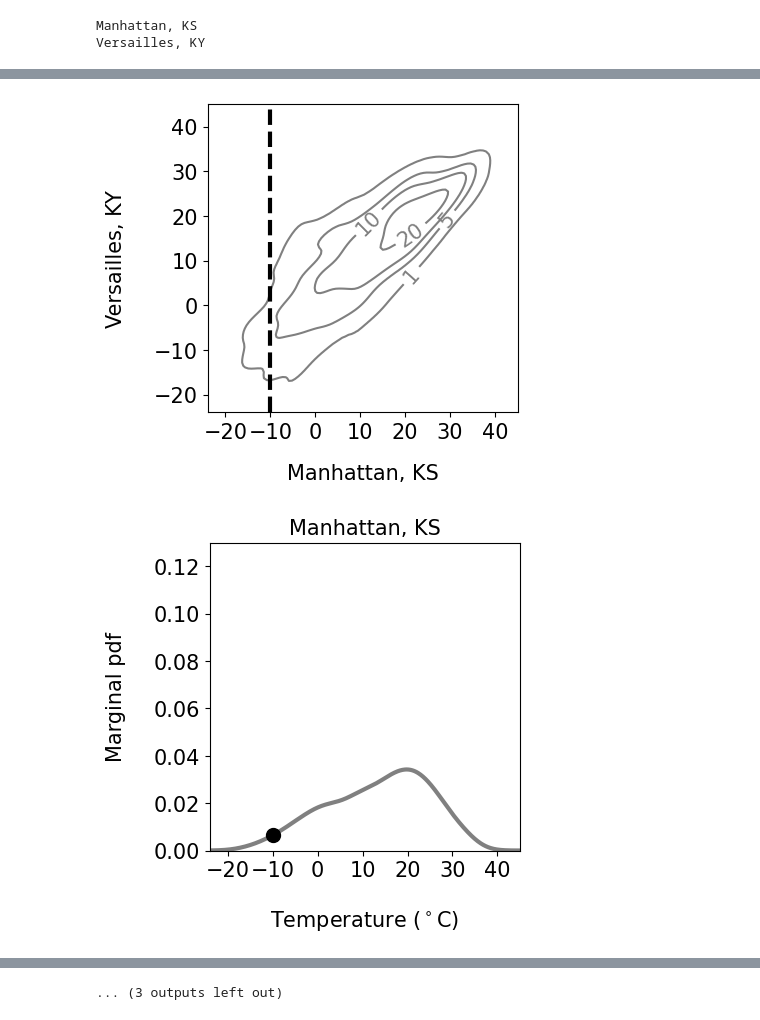
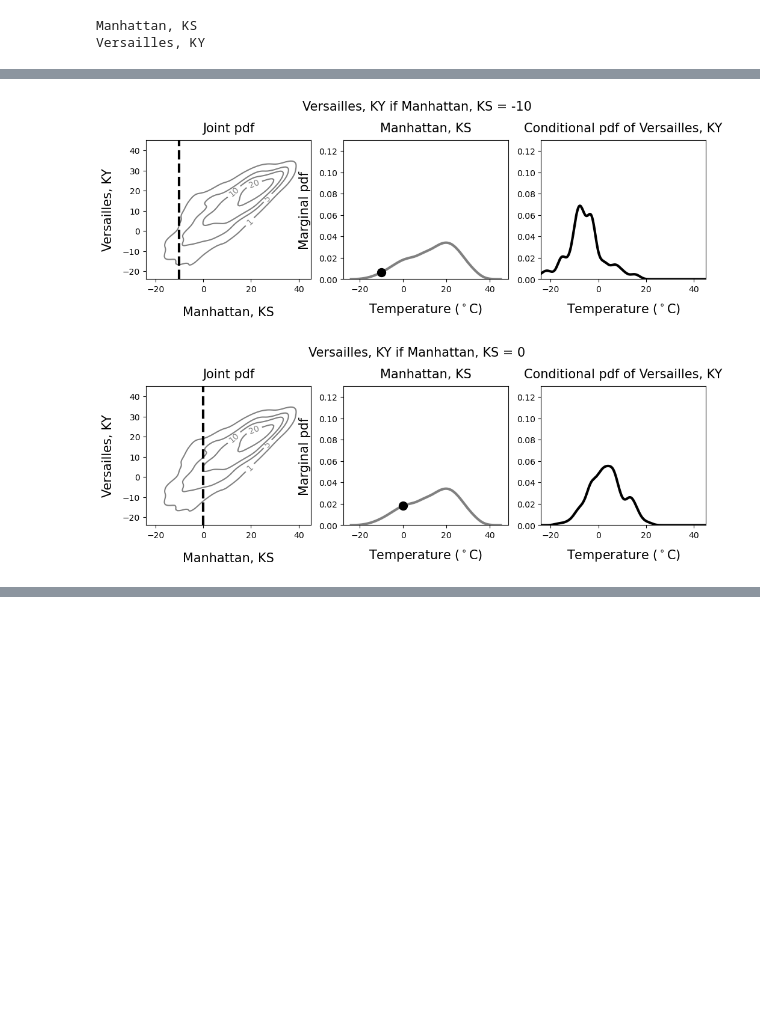
Before and after one commit to cfgranda/ps4ds, a Jupyter notebook: multiple_continuous_variables/temperatures.ipynb, the cells around one changed output, grey strips where cells are left out. Drawn from its saved outputs; the diff is of its cells as text; code cells hidden in the pictures; blank space fills up the shorter version.

```diff
--- a/multiple_continuous_variables/temperatures.ipynb
+++ b/multiple_continuous_variables/temperatures.ipynb
@@ -126,25 +126,25 @@ def KDE_1D(data,x,bw=None):
 bw_vals_1d = [bw_vals[1]] # We set the bandwidth to the intermediate value
 for index,bw in enumerate(bw_vals_1d):
     kde = KDE_1D(temperature_1,x,bw=bw)
-    plt.figure(figsize=(4,4))
+    plt.figure(figsize=(4,3))
     plt.xticks(fontsize=font_size_ticks)
     plt.yticks(fontsize=font_size_ticks)
     plt.plot(x,kde,color="black",lw=3)
     plt.xlim([xmin,xmax])
     plt.ylim([0,y_max_1])
-    plt.ylabel(r"Marginal pdf",fontsize=font_size,labelpad=20)
-    plt.xlabel('Temperature ($^\circ$C)',fontsize=font_size,labelpad=20)
+    plt.ylabel(r"Marginal pdf",fontsize=font_size,labelpad=10)
+    plt.xlabel('Temperature ($^\circ$C)',fontsize=font_size,labelpad=10)
     plt.title(station_names[0],fontsize=font_size)
 
     kde = KDE_1D(temperature_2,x,bw=bw)
-    plt.figure(figsize=(4,4))
+    plt.figure(figsize=(4,3))
     plt.xticks(fontsize=font_size_ticks)
     plt.yticks(fontsize=font_size_ticks)
     plt.plot(x,kde,color="black",lw=3)
     #sns.kdeplot(temperature_2,bw=bw,color="black",lw=3,gridsize=1000, legend = False)#,color='white', edgecolor='black',linewidth=2)
     plt.xlim([xmin,xmax])
     plt.ylim([0,y_max_1])
-    plt.ylabel(r"Marginal pdf",fontsize=font_size,labelpad=20)
-    plt.xlabel('Temperature ($^\circ$C)',fontsize=font_size,labelpad=20)
+    plt.ylabel(r"Marginal pdf",fontsize=font_size,labelpad=10)
+    plt.xlabel('Temperature ($^\circ$C)',fontsize=font_size,labelpad=10)
     plt.title(station_names[1],fontsize=font_size)
 # %% [output]
@@ -163,62 +163,55 @@ def KDE_cond(data,data_cond,val_cond,t,bw_1D=None,bw_2D=None,verbose=False):
         print(grid)
     values = np.vstack([data, data_cond])
     kernel_2D = stats.gaussian_kde(values,bw_method=bw_2D)
     kde_2D = np.reshape(kernel_2D(grid).T, x.shape)
     if verbose:
         print("kde_2D: ")
         print(kde_2D)
     kernel_1D = stats.gaussian_kde(data_cond,bw_method=bw)
     kde_1D = kernel_1D(val_cond)
     if verbose:
         print("kde_1D: ")
         print(kde_1D)
     kde_cond = kde_2D / kde_1D
     return kde_cond[0]
 
 bw = 0.25
 verbose = False
 t_cond = [-10,0,10,20,30]
 y_max_1 = 0.13
 
 levels = [1,5,10,20,30]
 for ind,t_val in enumerate(t_cond):
 
+    fig, axes = plt.subplots(1, 3, figsize=(12,3),width_ratios=[3,3,3])
+    fig.suptitle(station_names[1] + " if " +station_names[0] + " = " + str(t_val),fontsize=font_size,y = 1.1)
+
     kde = KDE_2D(temperature_1,temperature_2,x_2D,y_2D,bw=bw)
-    plt.figure(figsize=(4,4))
-    CS = plt.contour(x_2D, y_2D, 1e4*kde, levels=levels,colors='gray')
-    plt.clabel(CS, CS.levels, inline=True, fmt=fmt,fontsize=font_size_ticks)
-    plt.vlines(t_val,ymin,ymax,lw=3,ls="dashed",color="black")
-    plt.xticks(fontsize=font_size_ticks)
-    plt.yticks(fontsize=font_size_ticks)
-    plt.ylim([ymin,ymax])
-    plt.xlim([xmin,xmax])
-    plt.ylabel(station_names[1],fontsize=font_size,labelpad = 20)
-    plt.xlabel(station_names[0],fontsize=font_size,labelpad = 15)
+    CS = axes[0].contour(x_2D, y_2D, 1e4*kde, levels=levels,colors='gray')
+    axes[0].clabel(CS, CS.levels, inline=True, fmt=fmt)
+    axes[0].vlines(t_val,ymin,ymax,lw=3,ls="dashed",color="black")
+    axes[0].set_ylim([ymin,ymax])
+    axes[0].set_xlim([xmin,xmax])
+    axes[0].set_ylabel(station_names[1],fontsize=font_size,labelpad=10)
+    axes[0].set_xlabel(station_names[0],fontsize=font_size,labelpad = 15)
+    axes[0].set_title("Joint pdf",fontsize=font_size,pad = 10)
 
     kde = KDE_1D(temperature_1,x,bw=bw)
-    plt.figure(figsize=(4,4))
-    plt.xticks(fontsize=font_size_ticks)
-    plt.yticks(fontsize=font_size_ticks)
-    plt.plot(x,kde,color="gray",lw=3)
+    axes[1].plot(x,kde,color="gray",lw=3)
     kernel_1D_manhattan = stats.gaussian_kde(temperature_1,bw_method=bw)
-    plt.plot(t_val,kernel_1D_manhattan(t_val),'o',color="black",markersize=10)
-    #sns.kdeplot(temperature_2,bw=bw,color="black",lw=3,gridsize=1000, legend = False)#,color='white', edgecolor='black',linewidth=2)
-    plt.xlim([xmin,xmax])
-    plt.ylim([0,y_max_1])
-    plt.ylabel(r"Marginal pdf",fontsize=font_size,labelpad=20)
-    plt.xlabel('Temperature ($^\circ$C)',fontsize=font_size,labelpad=20)
-    plt.title(station_names[0],fontsize=font_size)
+    axes[1].plot(t_val,kernel_1D_manhattan(t_val),'o',color="black",markersize=10)
+    axes[1].set_ylim([0,y_max_1])
+    axes[1].set_ylabel(r"Marginal pdf",fontsize=font_size,labelpad=10)
+    axes[1].set_xlabel('Temperature ($^\circ$C)',fontsize=font_size,labelpad=10)
+    axes[1].set_title(station_names[0],fontsize=font_size,pad = 10)
 
     kde = KDE_cond(temperature_2,temperature_1,t_val,x,bw_1D=bw,bw_2D=bw,verbose=verbose)
-    plt.figure(figsize=(4,4))
-    plt.xticks(fontsize=font_size_ticks)
-    plt.yticks(fontsize=font_size_ticks)
-    plt.plot(x,kde,color="black",lw=3)
-    plt.xlim([xmin,xmax])
-    plt.ylim([0,y_max_1])
-    plt.ylabel(r"Conditional pdf",fontsize=font_size,labelpad=20)
-    plt.xlabel('Temperature ($^\circ$C)',fontsize=font_size,labelpad=20)
-    plt.title(station_names[1] + " if " +station_names[0] + " = " + str(t_val),fontsize=font_size_ticks,pad = 20)
+    axes[2].plot(x,kde,color="black",lw=3)
+    axes[2].set_xlim([xmin,xmax])
+    axes[2].set_ylim([0,y_max_1])
+    # axes[2].set_ylabel(r"Conditional pdf",fontsize=font_size,labelpad=10)
+    axes[2].set_xlabel('Temperature ($^\circ$C)',fontsize=font_size,labelpad=10)
+    axes[2].set_title(r"Conditional pdf of " + station_names[1],fontsize=font_size_ticks,pad = 10)
 # %% [output]
-[figure, old version]
+[figure, new version]
-[figure, old version]
+[figure, new version]
@@ -235 +220,0 @@ for ind,t_val in enumerate(t_cond):
-... (3 outputs left out)
```
Also changed, not shown: parts of 3 cells of this notebook, 1 other file.
